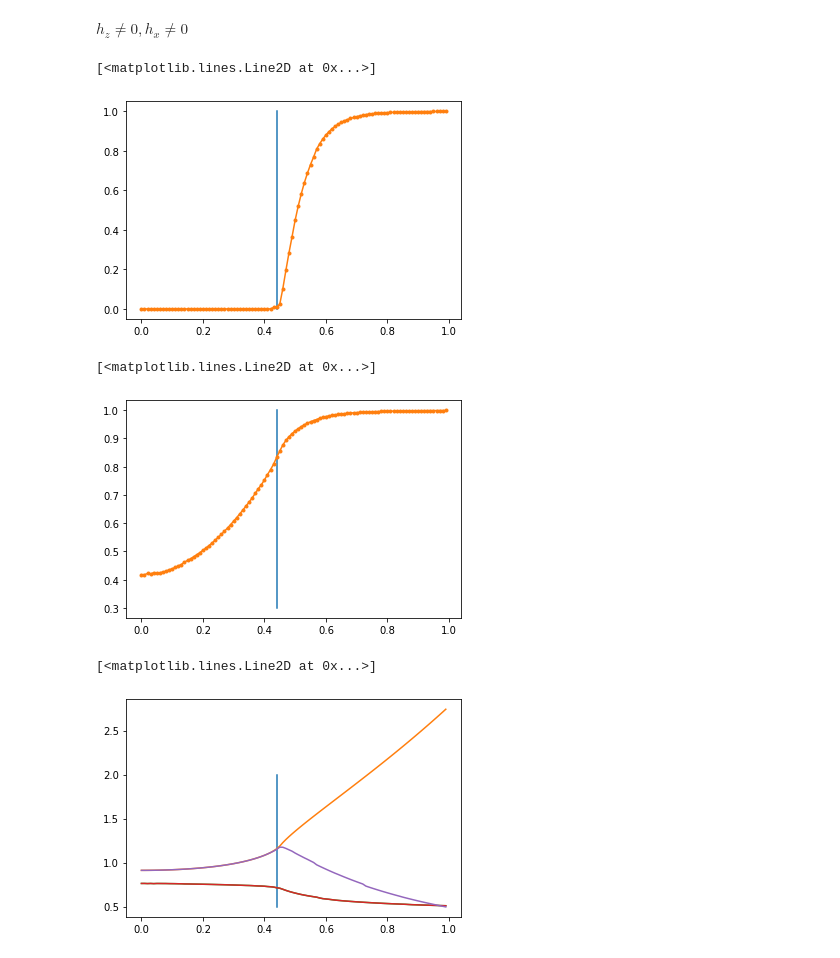
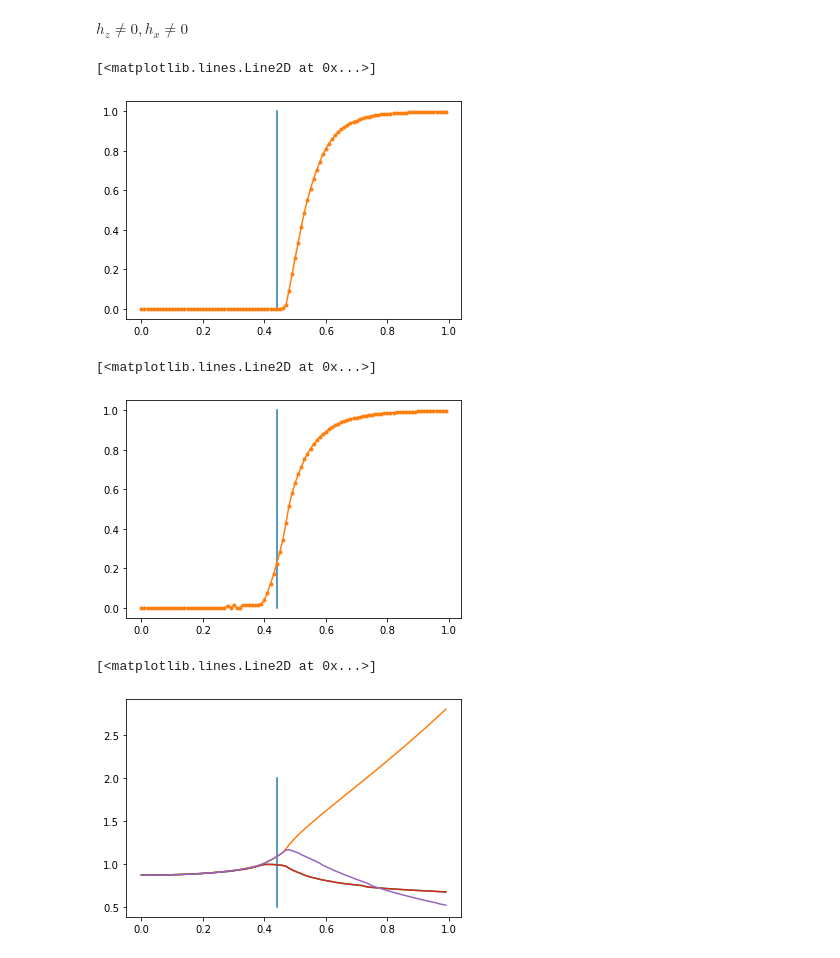
Before and after one commit to Zhuan-pitt/Toric_Code, a Jupyter notebook: wave_deformation.ipynb, the cells around one changed output. Saved outputs shown, nothing was run; the diff lists cells and outputs as text; code cells hidden in the pictures.

```diff
--- a/wave_deformation.ipynb
+++ b/wave_deformation.ipynb
@@ -301,7 +301,7 @@ Z = np.array([[1,0],[0,-1]])
 for h in np.arange(0.,1,0.01):
 
     h1 = h
-    h2 = 0.4
+    h2 = 0.5
 
     B = np.zeros([1,1,4])
     B[0,0] =(linalg.expm(h*Z)).reshape([4,])
@@ -373,14 +373,14 @@ pyplot.plot([0.5*np.log(np.sqrt(2)+1)]*2,[0,1])
 pyplot.plot(np.arange(0,1,0.01),(lam1s**L+lam2s**L-lam3s**L-lam4s**L)/(lam1s**L+lam2s**L+lam3s**L+lam4s**L),'.-')
 # %% [output]
 [<matplotlib.lines.Line2D at 0x...>]
-[figure, old version]
+[figure, new version]
 # %%
 L=5
-pyplot.plot([0.5*np.log(np.sqrt(2)+1)]*2,[0.3,1])
+pyplot.plot([0.5*np.log(np.sqrt(2)+1)]*2,[0,1])
 pyplot.plot(np.arange(0,1,0.01),(lam1s**L-lam2s**L-lam3s**L+lam4s**L)/(lam1s**L+lam2s**L+lam3s**L+lam4s**L),'.-')
 # %% [output]
 [<matplotlib.lines.Line2D at 0x...>]
-[figure, old version]
+[figure, new version]
 # %%
 pyplot.plot([0.5*np.log(np.sqrt(2)+1)]*2,[0.5,2])
 pyplot.plot(np.arange(0.,1,0.01),lam1s)
@@ -393,5 +393,5 @@ pyplot.plot(np.arange(0.,1,0.01),lam3s)
 pyplot.plot(np.arange(0.,1,0.01),lam4s)
 # %% [output]
 [<matplotlib.lines.Line2D at 0x...>]
-[figure, old version]
+[figure, new version]
 # %%
```
Also changed, not shown: parts of 1 cell of this notebook.
